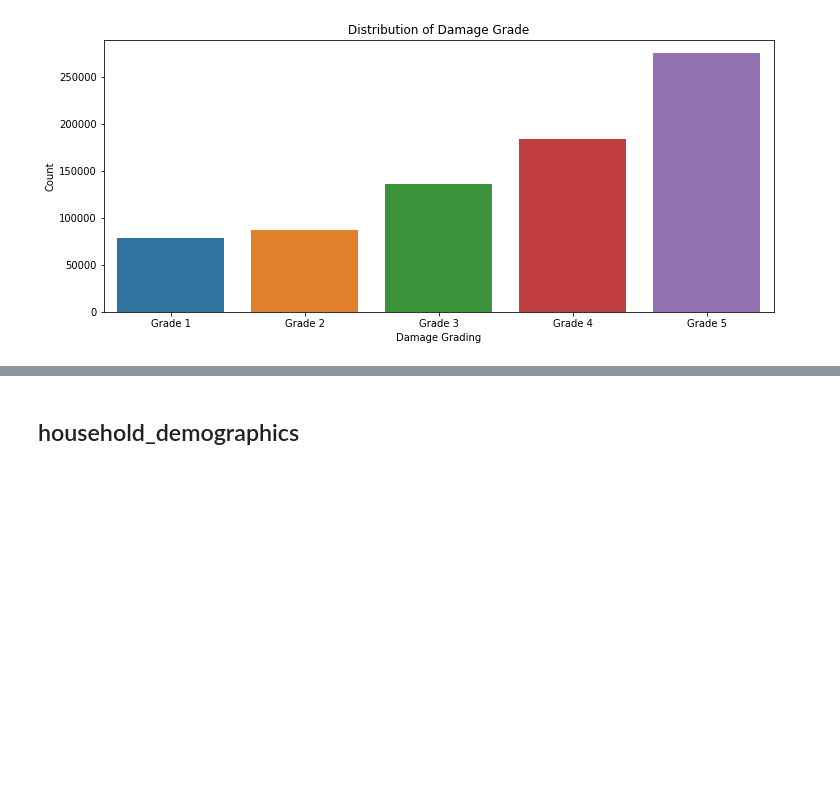
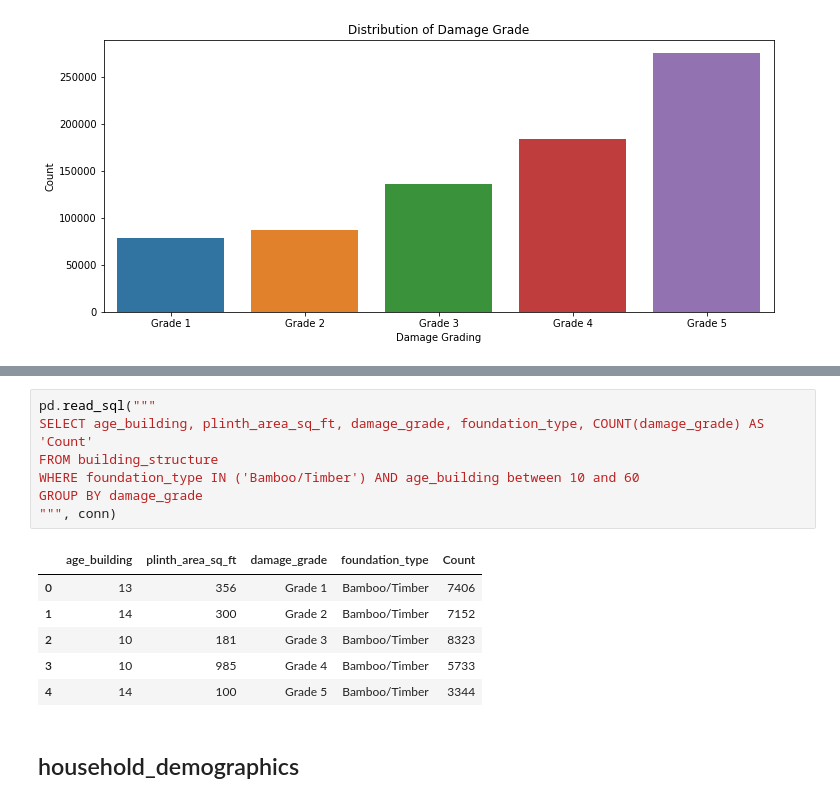
Before and after one commit to sandraabu/earthquake-damage, a Jupyter notebook: sql-earthquake.ipynb, the cells around one changed output, grey strips where cells are left out. Cells and saved outputs as stored; diff of their text form; blank space fills up the shorter version.

```diff
--- a/sql-earthquake.ipynb
+++ b/sql-earthquake.ipynb
@@ -642,3 +706,17 @@ plt.show()
+# %%
+pd.read_sql("""
+SELECT age_building, plinth_area_sq_ft, damage_grade, foundation_type, COUNT(damage_grade) AS 'Count'
+FROM building_structure
+WHERE foundation_type IN ('Bamboo/Timber') AND age_building between 10 and 60
+GROUP BY damage_grade
+""", conn)
+# %% [output]
+|  | age_building | plinth_area_sq_ft | damage_grade | foundation_type | Count |
+| 0 | 13 | 356 | Grade 1 | Bamboo/Timber | 7406 |
+| 1 | 14 | 300 | Grade 2 | Bamboo/Timber | 7152 |
+| 2 | 10 | 181 | Grade 3 | Bamboo/Timber | 8323 |
+| 3 | 10 | 985 | Grade 4 | Bamboo/Timber | 5733 |
+| 4 | 14 | 100 | Grade 5 | Bamboo/Timber | 3344 |
 # %% [markdown]
 ## household_demographics
 # %%
```
Also changed, not shown: parts of 5 cells of this notebook.
